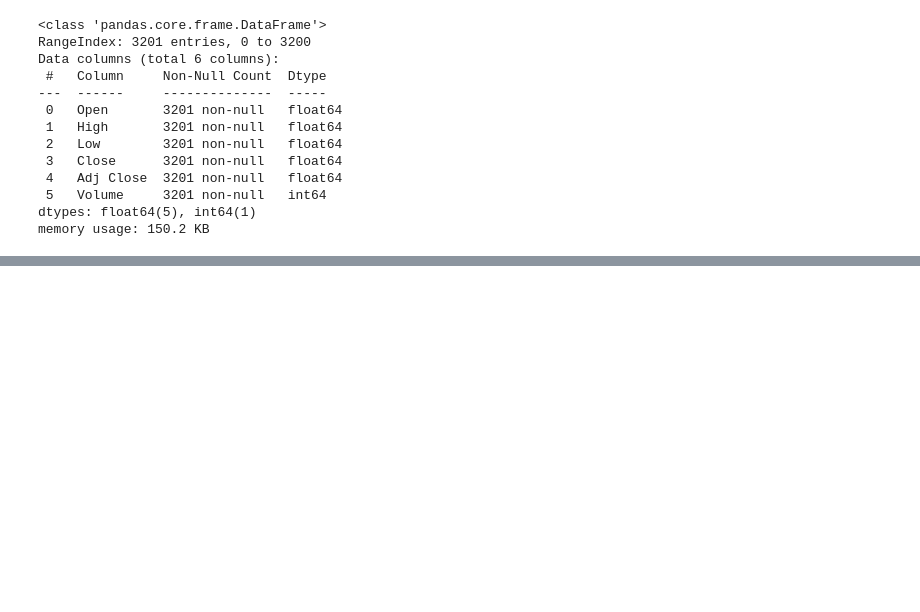
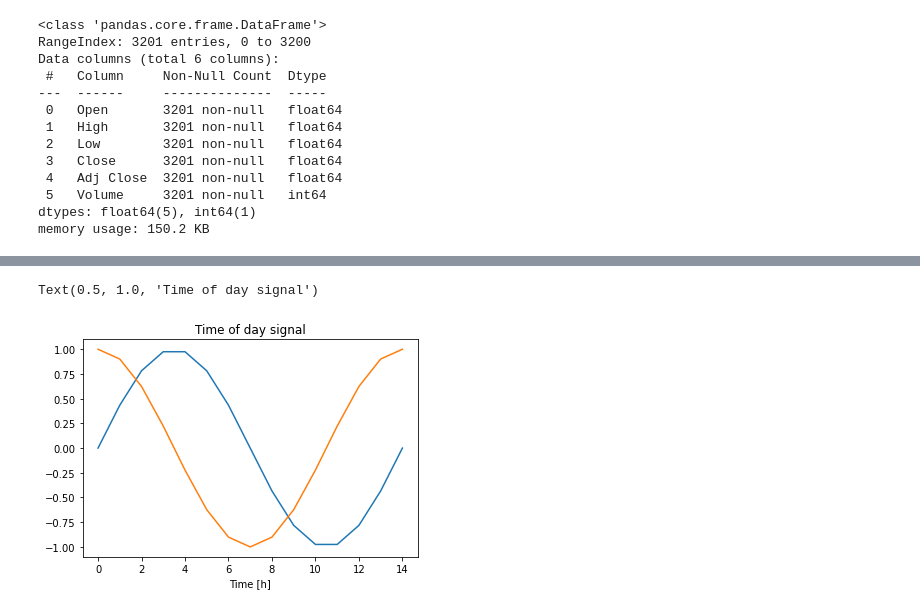
Before and after one commit to KangnamUnivShuttle/tensor_study, a Jupyter notebook: notebook/Forecast BTCUSD.ipynb, the cells around one changed output, grey strips where cells are left out. Drawn from its saved outputs; the diff is of its cells as text; code cells hidden in the pictures; blank space fills up the shorter version.

```diff
--- a/notebook/Forecast BTCUSD.ipynb
+++ b/notebook/Forecast BTCUSD.ipynb
@@ -81,3 +81,6 @@ Data columns (total 6 columns):
  5   Volume     3201 non-null   int64
 dtypes: float64(5), int64(1)
 memory usage: 150.2 KB
+# %%
+timestamp_s = date_time.map(datetime.datetime.timestamp)
+timestamp_s[0], timestamp_s[1], (timestamp_s[1] - timestamp_s[0]), 24*60*60
@@ -83,0 +114,3 @@ memory usage: 150.2 KB
+# %%
+timestamp_d = (timestamp_s - timestamp_s[0]) / (24 * 60 * 60)
+timestamp_d, timestamp_d[0], timestamp_d[7] / 7 * np.pi
@@ -83,0 +132,20 @@ memory usage: 150.2 KB
+# %%
+day = 24*60*60
+week = day * 7
+day_30 = day * 30
+year = (365.2425)*day
+
+df['Day week sin'] = np.sin(timestamp_d / 7 * np.pi)
+df['Day week cos'] = np.cos(timestamp_d / 7 * np.pi)
+df['Day 30 sin'] = np.sin(timestamp_d / 30 * np.pi)
+df['Day 30 cos'] = np.cos(timestamp_d / 30 * np.pi)
+df['Year sin'] = np.sin(timestamp_d / 365 * np.pi)
+df['Year cos'] = np.cos(timestamp_d / 365 * np.pi)
+# %%
+plt.plot(np.array(df['Day week sin'])[:15])
+plt.plot(np.array(df['Day week cos'])[:15])
+plt.xlabel('Time [h]')
+plt.title('Time of day signal')
+# %% [output]
+Text(0.5, 1.0, 'Time of day signal')
+[figure, added]
```
Also changed, not shown: parts of 12 cells of this notebook, 2 other files.
